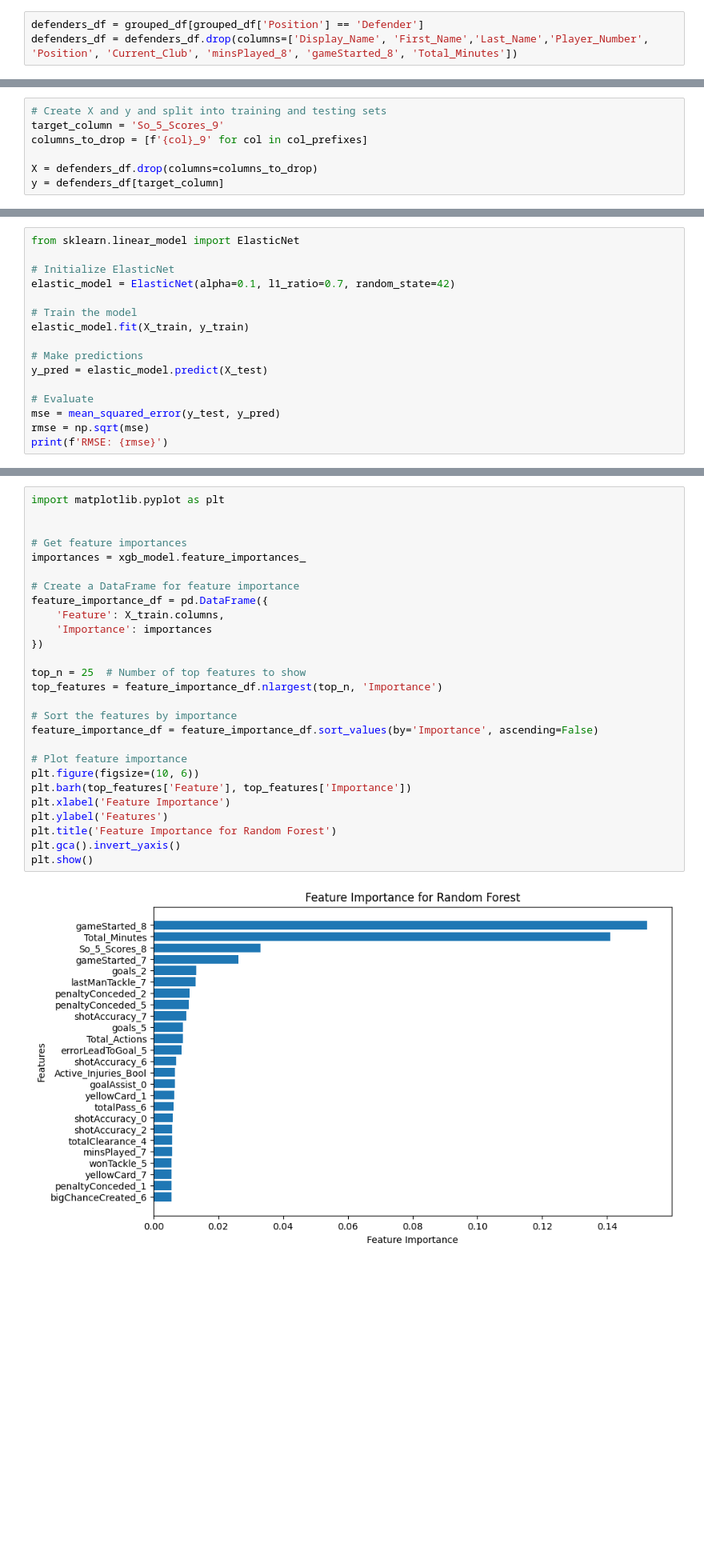
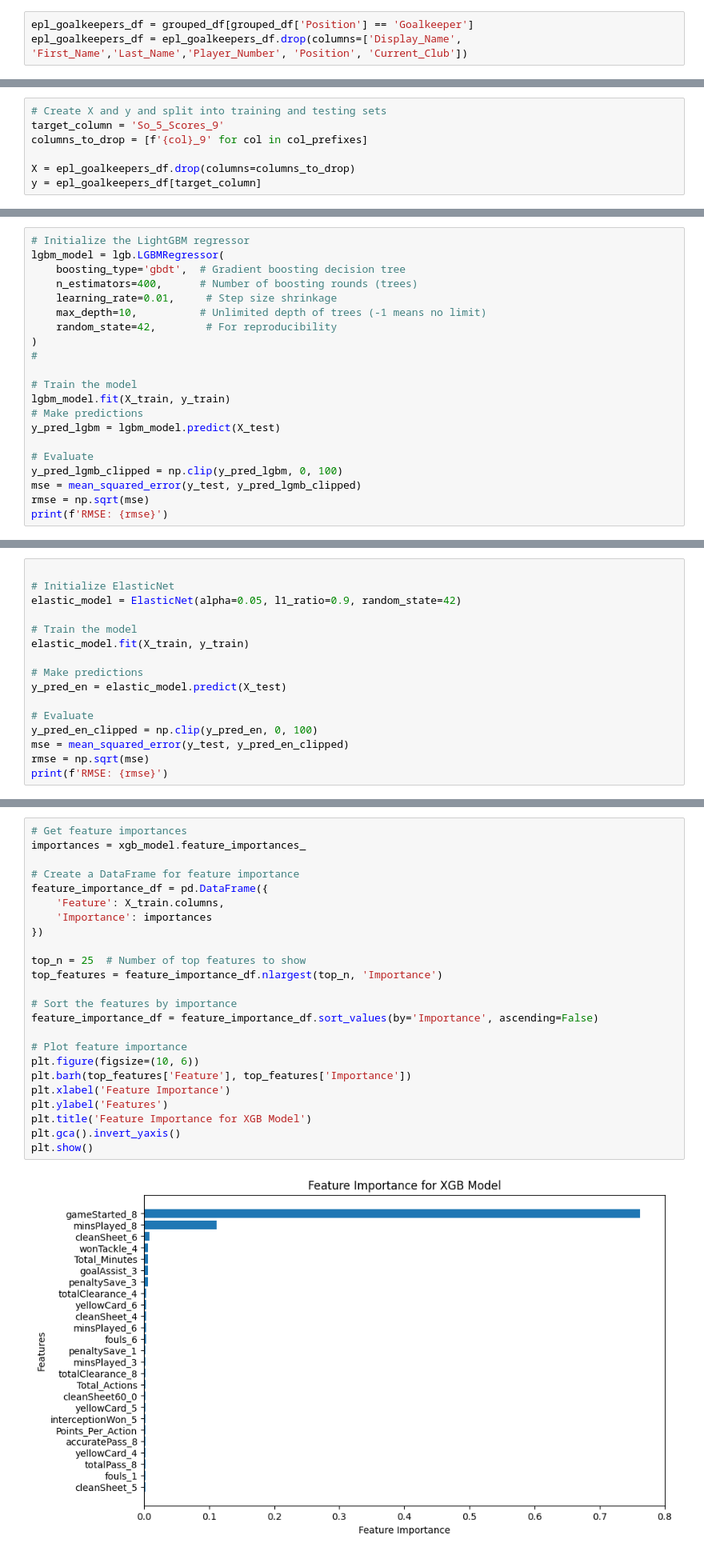
Before and after one commit to dfquinn23/Project_2, a Jupyter notebook: sorare/01_goalkeepers.ipynb, the cells around one changed output, grey strips where cells are left out. Shown: that part at 80% size. Saved outputs shown, nothing was run; the diff lists cells and outputs as text; blank space fills up the shorter version.

Commit message:
completed all position predictions | saved models | completed EPL team predictions

```diff
--- a/sorare/01_goalkeepers.ipynb
+++ b/sorare/01_goalkeepers.ipynb
@@ -19,6 +24,6 @@ print(grouped_df['So_5_Scores_9'].isna().sum())
 # %% [output]
 0
 # %%
-defenders_df = grouped_df[grouped_df['Position'] == 'Defender']
-defenders_df = defenders_df.drop(columns=['Display_Name', 'First_Name','Last_Name','Player_Number', 'Position', 'Current_Club', 'minsPlayed_8', 'gameStarted_8', 'Total_Minutes'])
+epl_goalkeepers_df = grouped_df[grouped_df['Position'] == 'Goalkeeper']
+epl_goalkeepers_df = epl_goalkeepers_df.drop(columns=['Display_Name', 'First_Name','Last_Name','Player_Number', 'Position', 'Current_Club'])
 # %%
@@ -32,8 +37,8 @@ Name: count, dtype: int64
 target_column = 'So_5_Scores_9'
 columns_to_drop = [f'{col}_9' for col in col_prefixes]
 
-X = defenders_df.drop(columns=columns_to_drop)
-y = defenders_df[target_column]
+X = epl_goalkeepers_df.drop(columns=columns_to_drop)
+y = epl_goalkeepers_df[target_column]
 # %%
 X_train, X_test, y_train, y_test = train_test_split(X, y, test_size=0.2, random_state=42)
 # %%
@@ -54,0 +61,21 @@ RMSE: 18.49959624517302
+# %%
+# Initialize the LightGBM regressor
+lgbm_model = lgb.LGBMRegressor(
+    boosting_type='gbdt',  # Gradient boosting decision tree
+    n_estimators=400,      # Number of boosting rounds (trees)
+    learning_rate=0.01,     # Step size shrinkage
+    max_depth=10,          # Unlimited depth of trees (-1 means no limit)
+    random_state=42,        # For reproducibility
+)
+#
+
+# Train the model
+lgbm_model.fit(X_train, y_train)
+# Make predictions
+y_pred_lgbm = lgbm_model.predict(X_test)
+
+# Evaluate
+y_pred_lgmb_clipped = np.clip(y_pred_lgbm, 0, 100)
+mse = mean_squared_error(y_test, y_pred_lgmb_clipped)
+rmse = np.sqrt(mse)
+print(f'RMSE: {rmse}')
@@ -55,17 +100,17 @@ RMSE: 18.49959624517302
 # %%
-from sklearn.linear_model import ElasticNet
 
 # Initialize ElasticNet
-elastic_model = ElasticNet(alpha=0.1, l1_ratio=0.7, random_state=42)
+elastic_model = ElasticNet(alpha=0.05, l1_ratio=0.9, random_state=42)
 
 # Train the model
 elastic_model.fit(X_train, y_train)
 
 # Make predictions
-y_pred = elastic_model.predict(X_test)
+y_pred_en = elastic_model.predict(X_test)
 
 # Evaluate
-mse = mean_squared_error(y_test, y_pred)
+y_pred_en_clipped = np.clip(y_pred_en, 0, 100)
+mse = mean_squared_error(y_test, y_pred_en_clipped)
 rmse = np.sqrt(mse)
 print(f'RMSE: {rmse}')
 # %% [output]
@@ -73,29 +199,26 @@ RMSE: 17.65867251413519
 # %%
-import matplotlib.pyplot as plt
-
-
 # Get feature importances
 importances = xgb_model.feature_importances_
 
 # Create a DataFrame for feature importance
 feature_importance_df = pd.DataFrame({
     'Feature': X_train.columns,
     'Importance': importances
 })
 
 top_n = 25  # Number of top features to show
 top_features = feature_importance_df.nlargest(top_n, 'Importance')
 
 # Sort the features by importance
 feature_importance_df = feature_importance_df.sort_values(by='Importance', ascending=False)
 
 # Plot feature importance
 plt.figure(figsize=(10, 6))
 plt.barh(top_features['Feature'], top_features['Importance'])
 plt.xlabel('Feature Importance')
 plt.ylabel('Features')
-plt.title('Feature Importance for Random Forest')
+plt.title('Feature Importance for XGB Model')
 plt.gca().invert_yaxis()
 plt.show()
 # %% [output]
-[figure, old version]
+[figure, new version]
```
Also changed, not shown: parts of 17 cells of this notebook, 34 other files.
